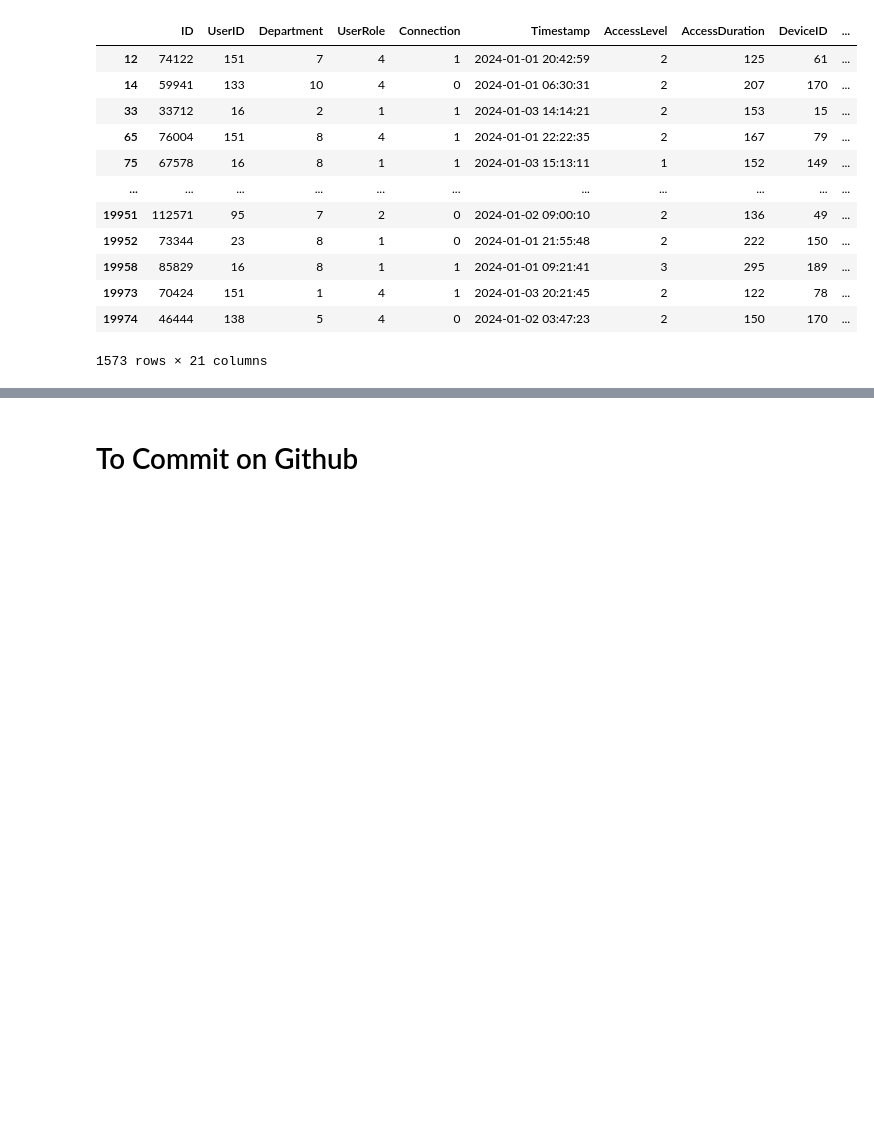
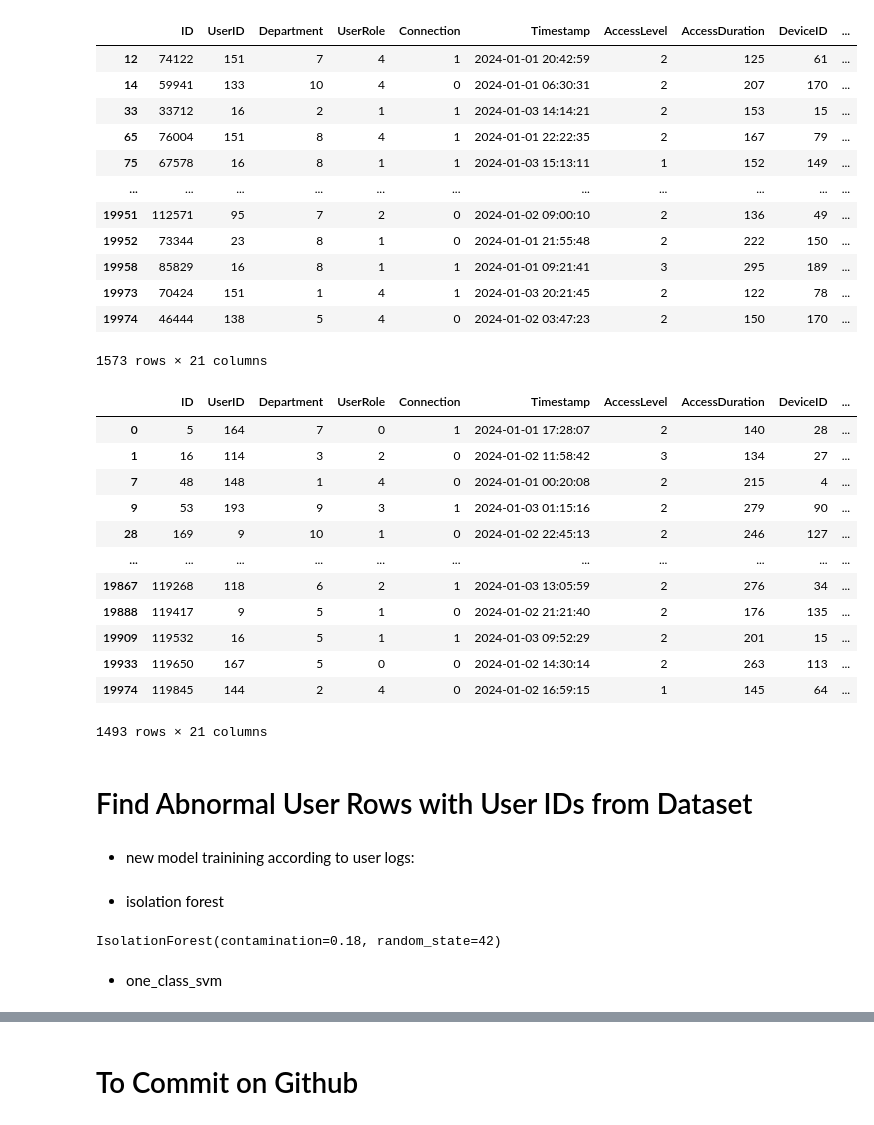
Before and after one commit to sabisay/AnomalyDetectionOnLogData, a Jupyter notebook: Abnormal_User_Behaviour_Detection.ipynb, the cells around one changed output, grey strips where cells are left out. Saved outputs shown, nothing was run; the diff lists cells and outputs as text; code cells hidden in the pictures; blank space fills up the shorter version.

```diff
--- a/Abnormal_User_Behaviour_Detection.ipynb
+++ b/Abnormal_User_Behaviour_Detection.ipynb
@@ -418,0 +423,40 @@ df_cv_anomalous.to_csv("df_cv_anomalous.csv", index=False)
+# %%
+df_test_anomalous = df_test[df_test["UserID"].isin(anomalous_test_rows["UserID"])]
+df_test_anomalous
+# %% [output]
+|  | ID | UserID | Department | UserRole | Connection | Timestamp | AccessLevel | AccessDuration | DeviceID | ... |
+| 0 | 5 | 164 | 7 | 0 | 1 | 2024-01-01 17:28:07 | 2 | 140 | 28 | ... |
+| 1 | 16 | 114 | 3 | 2 | 0 | 2024-01-02 11:58:42 | 3 | 134 | 27 | ... |
+| 7 | 48 | 148 | 1 | 4 | 0 | 2024-01-01 00:20:08 | 2 | 215 | 4 | ... |
+| 9 | 53 | 193 | 9 | 3 | 1 | 2024-01-03 01:15:16 | 2 | 279 | 90 | ... |
+| 28 | 169 | 9 | 10 | 1 | 0 | 2024-01-02 22:45:13 | 2 | 246 | 127 | ... |
+| ... | ... | ... | ... | ... | ... | ... | ... | ... | ... | ... |
+| 19867 | 119268 | 118 | 6 | 2 | 1 | 2024-01-03 13:05:59 | 2 | 276 | 34 | ... |
+| 19888 | 119417 | 9 | 5 | 1 | 0 | 2024-01-02 21:21:40 | 2 | 176 | 135 | ... |
+| 19909 | 119532 | 16 | 5 | 1 | 1 | 2024-01-03 09:52:29 | 2 | 201 | 15 | ... |
+| 19933 | 119650 | 167 | 5 | 0 | 0 | 2024-01-02 14:30:14 | 2 | 263 | 113 | ... |
+| 19974 | 119845 | 144 | 2 | 4 | 0 | 2024-01-02 16:59:15 | 1 | 145 | 64 | ... |
+1493 rows × 21 columns
+# %% [markdown]
+# Find Abnormal User Rows with User IDs from Dataset
+# %% [markdown]
+* new model trainining according to user logs:
+# %% [markdown]
+- isolation forest
+# %%
+features = [
+    'Department', 'UserRole', 'Connection', 'AccessLevel', 'AccessDuration',
+    'DeviceID', 'IsAccessFail', 'IsSensitive', 'VisitDepartment',
+    'Year', 'Month', 'Day', 'Hour', 'Minute', 'Second'
+]
+
+Y_train = df_train[features]
+
+Y_train_scaled = scaler.fit_transform(Y_train)
+
+iso_model = IsolationForest(contamination=0.18, random_state=42)
+iso_model.fit(Y_train_scaled)
+# %% [output]
+IsolationForest(contamination=0.18, random_state=42)
+# %% [markdown]
+- one_class_svm
```
Also changed, not shown: parts of 19 cells of this notebook.
